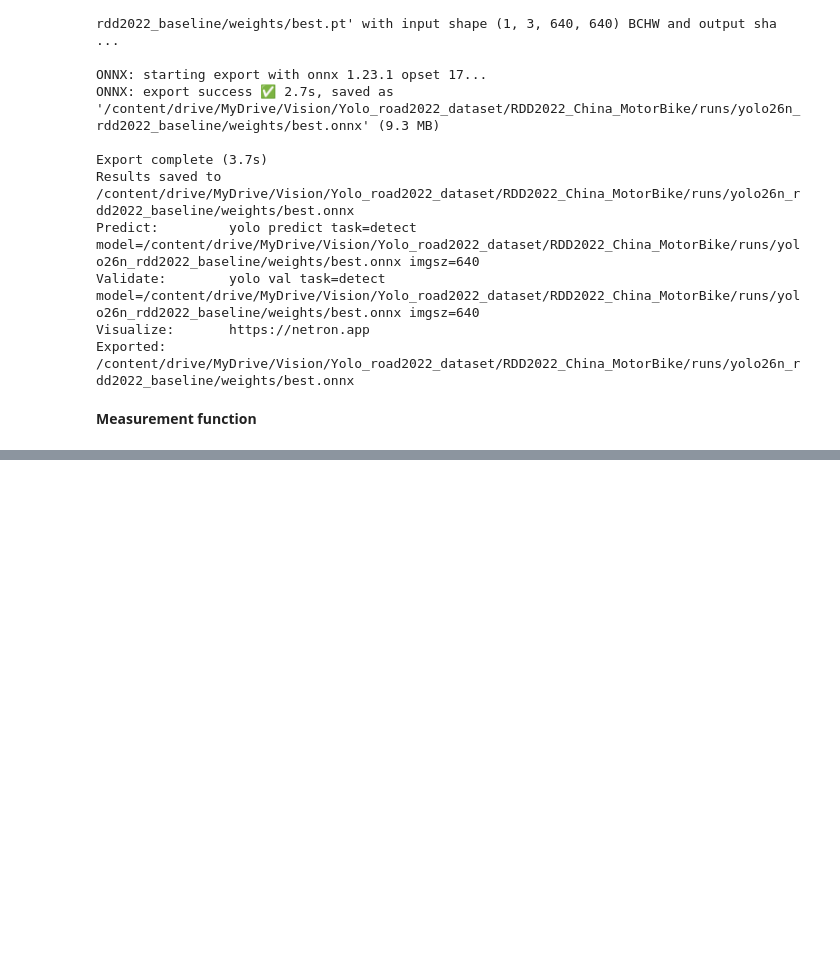
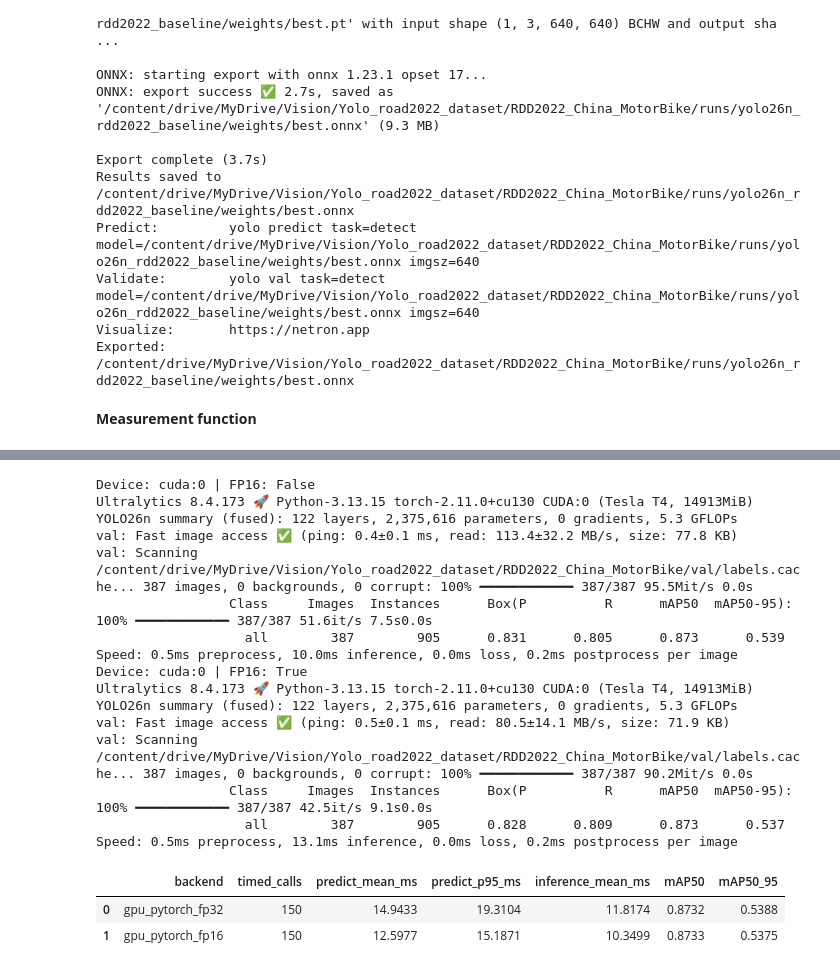
Before and after one commit to mdmohsin212/modern-vision-multimodal-lab, a Jupyter notebook: Deployment/day2/backend_benchmark.ipynb, the cells around one changed output, grey strips where cells are left out. Drawn from its saved outputs; the diff is of its cells as text; code cells hidden in the pictures; blank space fills up the shorter version.

```diff
--- a/Deployment/day2/backend_benchmark.ipynb
+++ b/Deployment/day2/backend_benchmark.ipynb
@@ -168,0 +345,35 @@ def prepare_model(path, device="cpu", fp16=False):
+# %%
+gpu_rows = []
+
+gpu_rows.append(
+    run_case("gpu_pytorch_fp32", MODEL_PT, device=0, fp16=False)
+)
+
+gpu_rows.append(
+    run_case("gpu_pytorch_fp16", MODEL_PT, device=0, fp16=True)
+)
+
+gpu_table = pd.DataFrame(gpu_rows)
+gpu_table.to_csv(OUT / "gpu_comparison.csv", index=False)
+
+display(gpu_table.round(4))
+# %% [output]
+Device: cuda:0 | FP16: False
+Ultralytics 8.4.173 🚀 Python-3.13.15 torch-2.11.0+cu130 CUDA:0 (Tesla T4, 14913MiB)
+YOLO26n summary (fused): 122 layers, 2,375,616 parameters, 0 gradients, 5.3 GFLOPs
+val: Fast image access ✅ (ping: 0.4±0.1 ms, read: 113.4±32.2 MB/s, size: 77.8 KB)
+val: Scanning /content/drive/MyDrive/Vision/Yolo_road2022_dataset/RDD2022_China_MotorBike/val/labels.cache... 387 images, 0 backgrounds, 0 corrupt: 100% ━━━━━━━━━━━━ 387/387 95.5Mit/s 0.0s
+                 Class     Images  Instances      Box(P          R      mAP50  mAP50-95): 100% ━━━━━━━━━━━━ 387/387 51.6it/s 7.5s0.0s
+                   all        387        905      0.831      0.805      0.873      0.539
+Speed: 0.5ms preprocess, 10.0ms inference, 0.0ms loss, 0.2ms postprocess per image
+Device: cuda:0 | FP16: True
+Ultralytics 8.4.173 🚀 Python-3.13.15 torch-2.11.0+cu130 CUDA:0 (Tesla T4, 14913MiB)
+YOLO26n summary (fused): 122 layers, 2,375,616 parameters, 0 gradients, 5.3 GFLOPs
+val: Fast image access ✅ (ping: 0.5±0.1 ms, read: 80.5±14.1 MB/s, size: 71.9 KB)
+val: Scanning /content/drive/MyDrive/Vision/Yolo_road2022_dataset/RDD2022_China_MotorBike/val/labels.cache... 387 images, 0 backgrounds, 0 corrupt: 100% ━━━━━━━━━━━━ 387/387 90.2Mit/s 0.0s
+                 Class     Images  Instances      Box(P          R      mAP50  mAP50-95): 100% ━━━━━━━━━━━━ 387/387 42.5it/s 9.1s0.0s
+                   all        387        905      0.828      0.809      0.873      0.537
+Speed: 0.5ms preprocess, 13.1ms inference, 0.0ms loss, 0.2ms postprocess per image
+|  | backend | timed_calls | predict_mean_ms | predict_p95_ms | inference_mean_ms | mAP50 | mAP50_95 |
+| 0 | gpu_pytorch_fp32 | 150 | 14.9433 | 19.3104 | 11.8174 | 0.8732 | 0.5388 |
+| 1 | gpu_pytorch_fp16 | 150 | 12.5977 | 15.1871 | 10.3499 | 0.8733 | 0.5375 |
```
Also changed, not shown: parts of 11 cells of this notebook.
